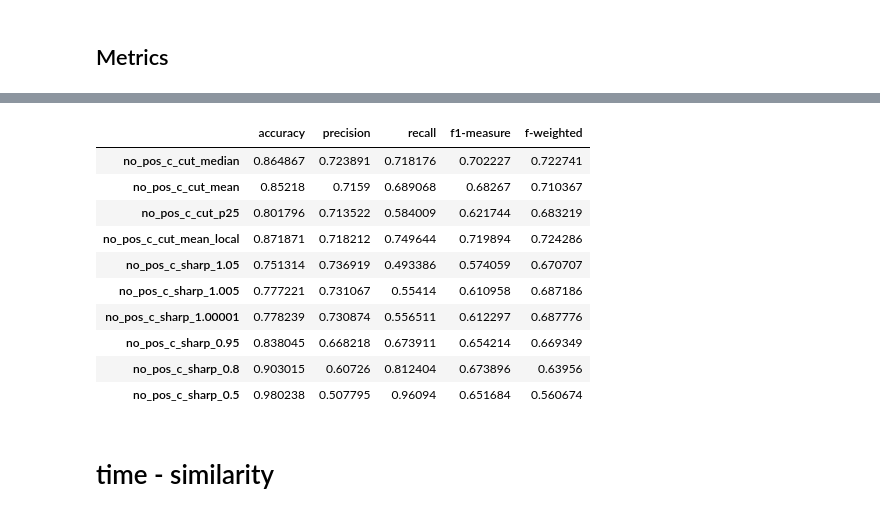
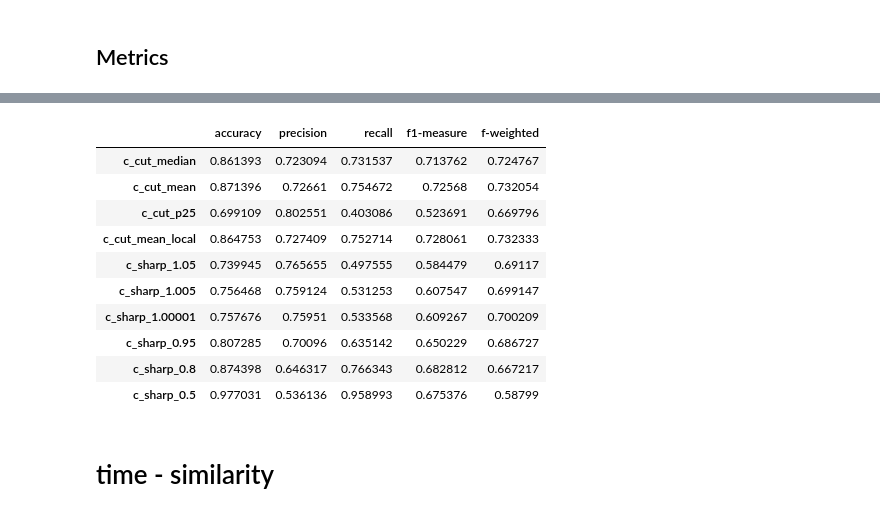
Before and after one commit to flying-bear/verbal_fluency, a Jupyter notebook: clustering_schizo_new.ipynb, the cells around one changed output, grey strips where cells are left out. Cells and saved outputs as stored; diff of their text form; code cells hidden in the pictures.

```diff
--- a/clustering_schizo_new.ipynb
+++ b/clustering_schizo_new.ipynb
@@ -869,7 +849,7 @@ animals.head()
 # %% [markdown]
 ## split positions
 # %%
-to_copy = ['no_pos_cos_sim_list', 'cluster_galya_ids', 'cluster_tanya_ids', 'cluster_nastya_ids',
+to_copy = ['cos_sim_list', 'cluster_galya_ids', 'cluster_tanya_ids', 'cluster_nastya_ids',
            'c_num_galya', 'c_num_tanya', 'c_num_nastya']
 clustering = animals[to_copy].copy()
 # %%
@@ -909,7 +889,7 @@ array([1., 0., 1., 0., 1., 1., 0., 1., 0., 0., 1., 1., 0., 0., 0., 0., 0.,
        1., 1.])
 # %%
 for col_name in human:
-    clustering[f"{col_name}_binary"] = clustering.apply(lambda row: ids_to_binary(row[col_name], row['no_pos_possible_splits']), axis=1)
+    clustering[f"{col_name}_binary"] = clustering.apply(lambda row: ids_to_binary(row[col_name], row['possible_splits']), axis=1)
 # %%
 clustering[['cluster_galya_ids_binary', 'cluster_tanya_ids_binary', 'cluster_nastya_ids_binary']]
 # %% [output]
@@ -1265,9 +1226,9 @@ no_pos_df.style.background_gradient(axis=0, cmap='Reds')
 # %%
-no_pos_metrics_df = pd.DataFrame(index=no_pos_methods, columns=['accuracy', 'precision', 'recall', 'f1-measure'])
-for method in no_pos_methods:
-    no_pos_metrics_df.loc[method] = get_average_metrics(clustering, 'cluster_tanya_ids', method, 'no_pos_possible_splits')
-no_pos_df = pd.DataFrame([list(no_pos_metrics_df.loc[metric]) for metric in no_pos_methods], index = no_pos_methods, columns = ['accuracy', 'precision', 'recall', 'f1-measure'])
-no_pos_df['f-weighted'] = (1 + 0.25) * no_pos_df['precision'] * no_pos_df['recall'] / (0.25 * no_pos_df['precision'] + no_pos_df['recall'])
-no_pos_df.style.background_gradient(axis=0, cmap='Reds')
+metrics_df = pd.DataFrame(index=methods, columns=['accuracy', 'precision', 'recall', 'f1-measure'])
+for method in methods:
+    metrics_df.loc[method] = get_average_metrics(clustering, 'cluster_tanya_ids', method, 'possible_splits')
+df = pd.DataFrame([list(metrics_df.loc[metric]) for metric in methods], index = methods, columns = ['accuracy', 'precision', 'recall', 'f1-measure'])
+df['f-weighted'] = (1 + 0.25) * df['precision'] * df['recall'] / (0.25 * df['precision'] + df['recall'])
+df.style.background_gradient(axis=0, cmap='Reds')
 # %% [output]
 |  | accuracy | precision | recall | f1-measure | f-weighted |
@@ -1284,9 +1245,9 @@ no_pos_df.style.background_gradient(axis=0, cmap='Reds')
 # %%
-no_pos_metrics_df = pd.DataFrame(index=no_pos_methods, columns=['accuracy', 'precision', 'recall', 'f1-measure'])
-for method in no_pos_methods:
-    no_pos_metrics_df.loc[method] = get_average_metrics(clustering, 'cluster_galya_ids', method, 'no_pos_possible_splits')
-no_pos_df = pd.DataFrame([list(no_pos_metrics_df.loc[metric]) for metric in no_pos_methods], index = no_pos_methods, columns = ['accuracy', 'precision', 'recall', 'f1-measure'])
-no_pos_df['f-weighted'] = (1 + 0.25) * no_pos_df['precision'] * no_pos_df['recall'] / (0.25 * no_pos_df['precision'] + no_pos_df['recall'])
-no_pos_df.style.background_gradient(axis=0, cmap='Reds')
+metrics_df = pd.DataFrame(index=methods, columns=['accuracy', 'precision', 'recall', 'f1-measure'])
+for method in methods:
+    metrics_df.loc[method] = get_average_metrics(clustering, 'cluster_galya_ids', method, 'possible_splits')
+df = pd.DataFrame([list(metrics_df.loc[metric]) for metric in methods], index = methods, columns = ['accuracy', 'precision', 'recall', 'f1-measure'])
+df['f-weighted'] = (1 + 0.25) * df['precision'] * df['recall'] / (0.25 * df['precision'] + df['recall'])
+df.style.background_gradient(axis=0, cmap='Reds')
 # %% [output]
 |  | accuracy | precision | recall | f1-measure | f-weighted |
@@ -1303,22 +1264,22 @@ no_pos_df.style.background_gradient(axis=0, cmap='Reds')
 # %%
-no_pos_metrics_df = pd.DataFrame(index=no_pos_methods, columns=['accuracy', 'precision', 'recall', 'f1-measure'])
-for method in no_pos_methods:
-    no_pos_metrics_df.loc[method] = get_average_metrics(clustering, 'cluster_nastya_ids', method, 'no_pos_possible_splits')
-no_pos_df = pd.DataFrame([list(no_pos_metrics_df.loc[metric]) for metric in no_pos_methods], index = no_pos_methods, columns = ['accuracy', 'precision', 'recall', 'f1-measure'])
-no_pos_df['f-weighted'] = (1 + 0.25) * no_pos_df['precision'] * no_pos_df['recall'] / (0.25 * no_pos_df['precision'] + no_pos_df['recall'])
-no_pos_df.style.background_gradient(axis=0, cmap='Reds')
+metrics_df = pd.DataFrame(index=methods, columns=['accuracy', 'precision', 'recall', 'f1-measure'])
+for method in methods:
+    metrics_df.loc[method] = get_average_metrics(clustering, 'cluster_nastya_ids', method, 'possible_splits')
+df = pd.DataFrame([list(metrics_df.loc[metric]) for metric in methods], index = methods, columns = ['accuracy', 'precision', 'recall', 'f1-measure'])
+df['f-weighted'] = (1 + 0.25) * df['precision'] * df['recall'] / (0.25 * df['precision'] + df['recall'])
+df.style.background_gradient(axis=0, cmap='Reds')
 # %% [output]
 |  | accuracy | precision | recall | f1-measure | f-weighted |
-| no_pos_c_cut_median | 0.864867 | 0.723891 | 0.718176 | 0.702227 | 0.722741 |
-| no_pos_c_cut_mean | 0.85218 | 0.7159 | 0.689068 | 0.68267 | 0.710367 |
-| no_pos_c_cut_p25 | 0.801796 | 0.713522 | 0.584009 | 0.621744 | 0.683219 |
-| no_pos_c_cut_mean_local | 0.871871 | 0.718212 | 0.749644 | 0.719894 | 0.724286 |
-| no_pos_c_sharp_1.05 | 0.751314 | 0.736919 | 0.493386 | 0.574059 | 0.670707 |
-| no_pos_c_sharp_1.005 | 0.777221 | 0.731067 | 0.55414 | 0.610958 | 0.687186 |
-| no_pos_c_sharp_1.00001 | 0.778239 | 0.730874 | 0.556511 | 0.612297 | 0.687776 |
-| no_pos_c_sharp_0.95 | 0.838045 | 0.668218 | 0.673911 | 0.654214 | 0.669349 |
-| no_pos_c_sharp_0.8 | 0.903015 | 0.60726 | 0.812404 | 0.673896 | 0.63956 |
-| no_pos_c_sharp_0.5 | 0.980238 | 0.507795 | 0.96094 | 0.651684 | 0.560674 |
+| c_cut_median | 0.861393 | 0.723094 | 0.731537 | 0.713762 | 0.724767 |
+| c_cut_mean | 0.871396 | 0.72661 | 0.754672 | 0.72568 | 0.732054 |
+| c_cut_p25 | 0.699109 | 0.802551 | 0.403086 | 0.523691 | 0.669796 |
+| c_cut_mean_local | 0.864753 | 0.727409 | 0.752714 | 0.728061 | 0.732333 |
+| c_sharp_1.05 | 0.739945 | 0.765655 | 0.497555 | 0.584479 | 0.69117 |
+| c_sharp_1.005 | 0.756468 | 0.759124 | 0.531253 | 0.607547 | 0.699147 |
+| c_sharp_1.00001 | 0.757676 | 0.75951 | 0.533568 | 0.609267 | 0.700209 |
+| c_sharp_0.95 | 0.807285 | 0.70096 | 0.635142 | 0.650229 | 0.686727 |
+| c_sharp_0.8 | 0.874398 | 0.646317 | 0.766343 | 0.682812 | 0.667217 |
+| c_sharp_0.5 | 0.977031 | 0.536136 | 0.958993 | 0.675376 | 0.58799 |
 # %% [markdown]
 # time - similarity
 # %%
```
Also changed, not shown: parts of 38 cells of this notebook, 19 other files.
